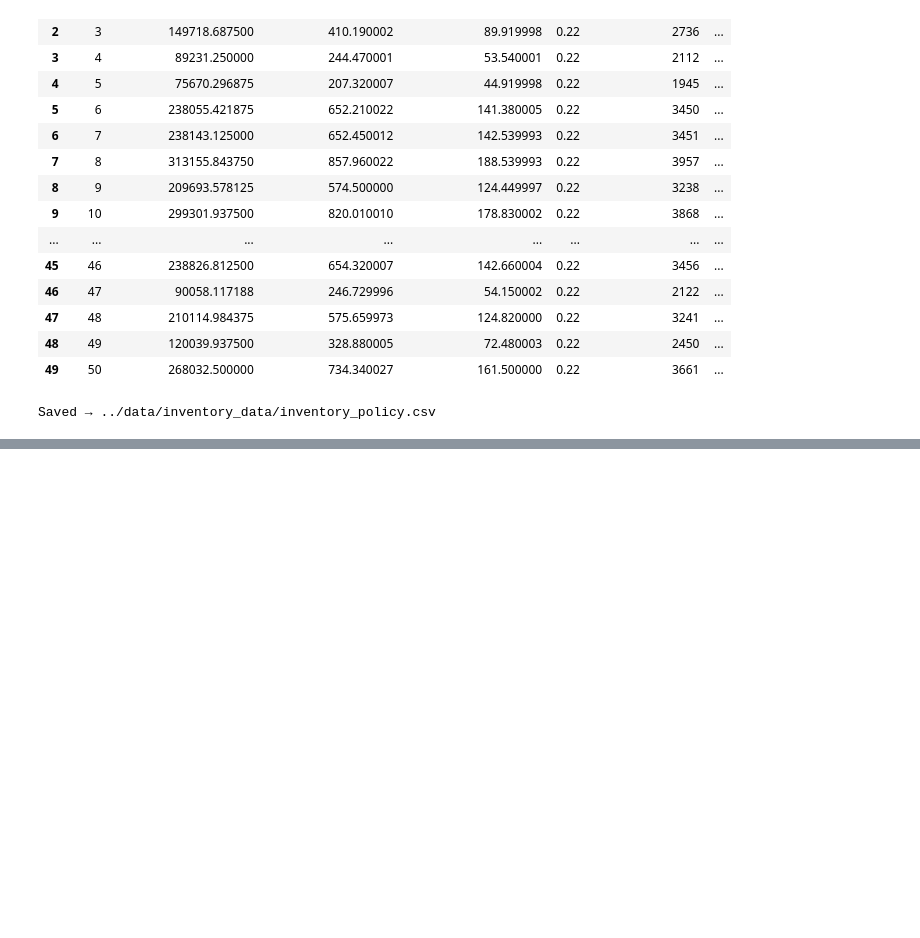
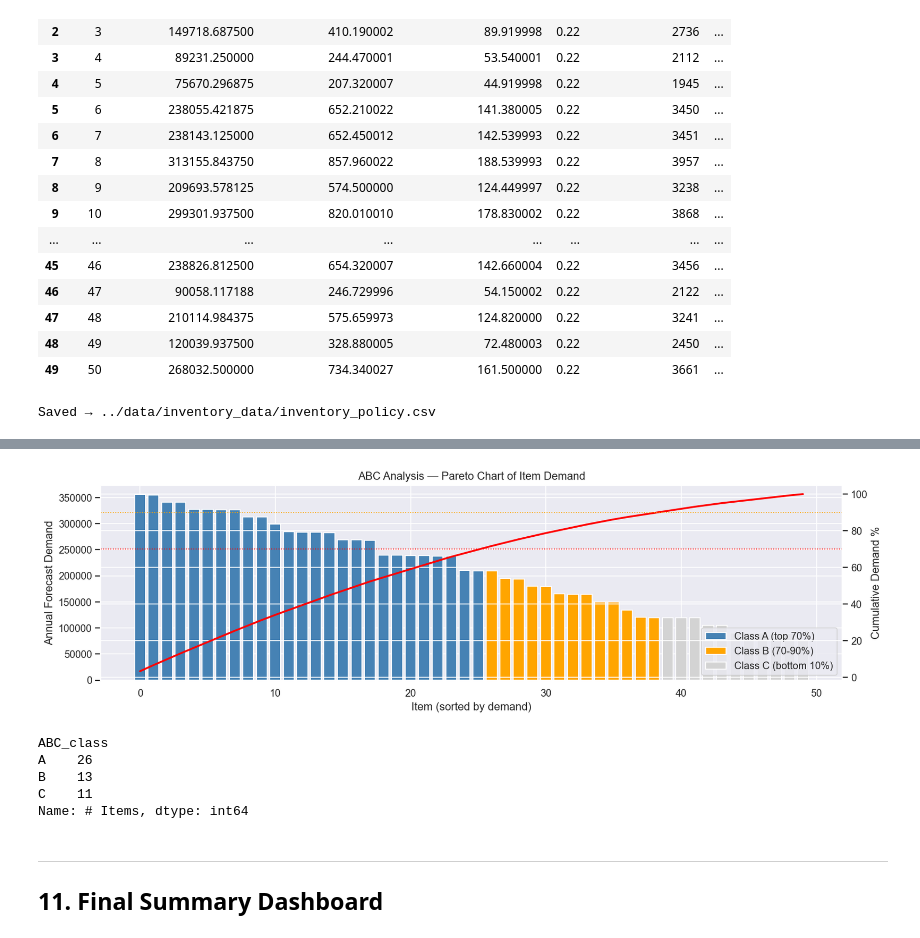
Before and after one commit to Devashish-Rawat1/StockSense, a Jupyter notebook: notebooks/05_inventory_management.ipynb, the cells around one changed output, grey strips where cells are left out. Drawn from its saved outputs; the diff is of its cells as text; code cells hidden in the pictures; blank space fills up the shorter version.

```diff
--- a/notebooks/05_inventory_management.ipynb
+++ b/notebooks/05_inventory_management.ipynb
@@ -404,0 +551,52 @@ Saved → ../data/inventory_data/inventory_policy.csv
+# %%
+abc = item_stats[['item','annual_forecast_demand']].sort_values('annual_forecast_demand', ascending=False).copy()
+abc['cumulative_pct'] = abc['annual_forecast_demand'].cumsum() / abc['annual_forecast_demand'].sum() * 100
+
+def abc_class(cumulative_pct):
+    if cumulative_pct <= 70: return 'A'
+    elif cumulative_pct <= 90: return 'B'
+    else: return 'C'
+
+abc['ABC_class'] = abc['cumulative_pct'].apply(abc_class)
+
+# Merge back
+inventory_policy = inventory_policy.merge(
+    abc[['item','ABC_class']],
+    left_on='Item', right_on='item', how='left'
+).drop(columns='item')
+
+# Pareto chart
+fig, ax1 = plt.subplots(figsize=(13, 4))
+colors_abc = abc['ABC_class'].map({'A':'steelblue','B':'orange','C':'lightgray'})
+ax1.bar(range(len(abc)), abc['annual_forecast_demand'], color=colors_abc)
+ax1.set_xlabel('Item (sorted by demand)')
+ax1.set_ylabel('Annual Forecast Demand')
+
+ax2 = ax1.twinx()
+ax2.plot(range(len(abc)), abc['cumulative_pct'], color='red', linewidth=2, label='Cumulative %')
+ax2.axhline(70, color='red',    linestyle=':', linewidth=1)
+ax2.axhline(90, color='orange', linestyle=':', linewidth=1)
+ax2.set_ylabel('Cumulative Demand %')
+
+from matplotlib.patches import Patch
+legend_elements = [Patch(facecolor='steelblue', label='Class A (top 70%)'),
+                   Patch(facecolor='orange',    label='Class B (70-90%)'),
+                   Patch(facecolor='lightgray', label='Class C (bottom 10%)')]
+ax1.legend(handles=legend_elements, loc='lower right')
+ax1.set_title('ABC Analysis — Pareto Chart of Item Demand')
+
+plt.tight_layout()
+plt.savefig('../plots/inventory_plots/ABC_analysis.png', bbox_inches='tight')
+plt.show()
+
+print(abc.groupby('ABC_class')['item'].count().rename('# Items'))
+# %% [output]
+[figure, added]
+ABC_class
+A    26
+B    13
+C    11
+Name: # Items, dtype: int64
+# %% [markdown]
+---
+## 11. Final Summary Dashboard
```
Also changed, not shown: parts of 8 cells of this notebook, 16 other files.
